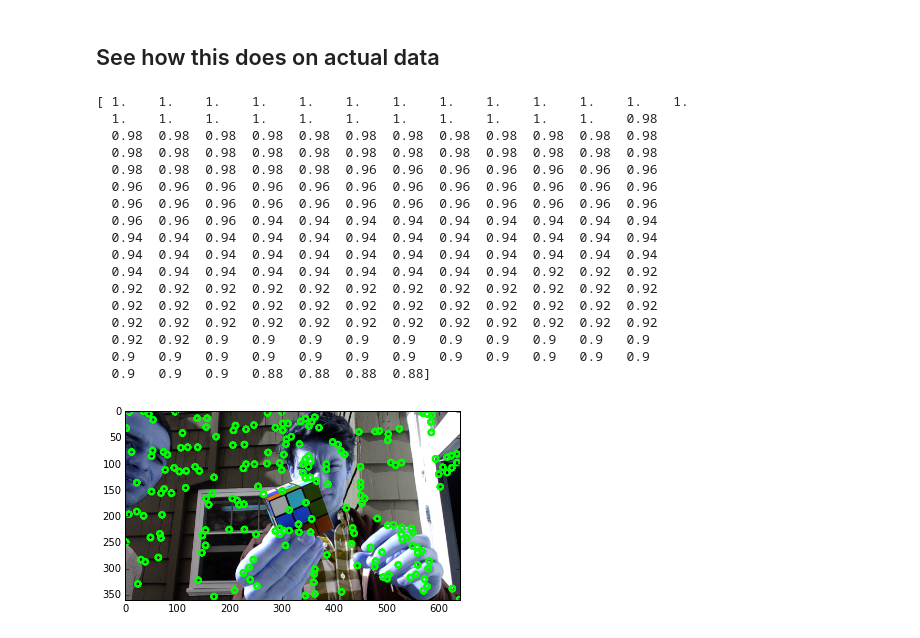
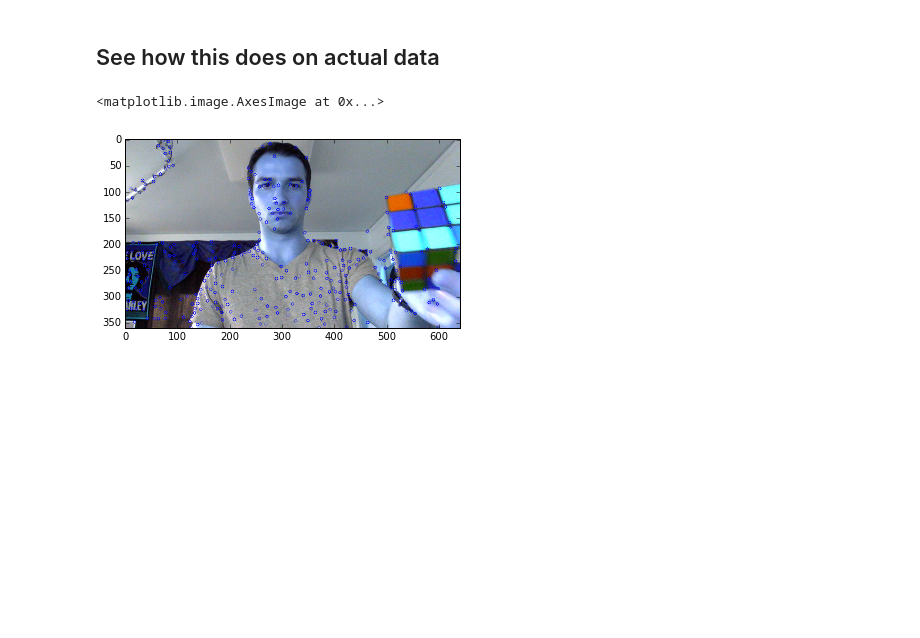
Before and after one commit to jayhack/ConvCube, a Jupyter notebook: Vanilla_ML.ipynb, the cells around one changed output. Cells and saved outputs as stored; diff of their text form; code cells hidden in the pictures; blank space fills up the shorter version.

```diff
--- a/Vanilla_ML.ipynb
+++ b/Vanilla_ML.ipynb
@@ -80,42 +74,28 @@ pickle.dump(rf, open('clf.pkl', 'w'))
+# %%
+#=====[ (Optional) Load features ]====
+print 'loading features'
+X, y = pickle.load(open('features.npy'))
+
+#=====[ Train classifier ]=====
+from sklearn.linear_model import LogisticRegression
+print 'training classifier...'
+lr = LogisticRegression()
+lr.fit(X, y)
+
+#=====[ Save classifier ]======
+print 'saving classifier...'
+pickle.dump(lr, open('lr.pkl', 'w'))
 # %% [markdown]
 ## See how this does on actual data
-# %%
-from preprocess import InterestingPointsT
-
-video = client.get(Video, 'outdoor_1')
-for frame in video.iter_children(Frame):
-    image = frame['image'].copy()
-    points = InterestingPointsT().transform(image)
-    descriptors = extract_features(image, points)
-    predictions = rf.predict_proba(descriptors)
-
-    max_ixs = predictions[:,1].argsort()[-200:][::-1]
-    max_predictions = predictions[max_ixs, 1]
-    print max_predictions
-
-#     for point in points:
-#         cv2.circle(image, point, 3, color=(255,0,0), thickness=1)
-    for ix in max_ixs:
-        cv2.circle(image, points[ix], 5, color=(0, 255, 0), thickness=3)
-
-    plt.imshow(image)
-    break
-# %% [output]
-[ 1.    1.    1.    1.    1.    1.    1.    1.    1.    1.    1.    1.    1.
-  1.    1.    1.    1.    1.    1.    1.    1.    1.    1.    1.    0.98
-  0.98  0.98  0.98  0.98  0.98  0.98  0.98  0.98  0.98  0.98  0.98  0.98
-  0.98  0.98  0.98  0.98  0.98  0.98  0.98  0.98  0.98  0.98  0.98  0.98
-  0.98  0.98  0.98  0.98  0.98  0.96  0.96  0.96  0.96  0.96  0.96  0.96
-  0.96  0.96  0.96  0.96  0.96  0.96  0.96  0.96  0.96  0.96  0.96  0.96
-  0.96  0.96  0.96  0.96  0.96  0.96  0.96  0.96  0.96  0.96  0.96  0.96
-  0.96  0.96  0.96  0.94  0.94  0.94  0.94  0.94  0.94  0.94  0.94  0.94
-  0.94  0.94  0.94  0.94  0.94  0.94  0.94  0.94  0.94  0.94  0.94  0.94
-  0.94  0.94  0.94  0.94  0.94  0.94  0.94  0.94  0.94  0.94  0.94  0.94
-  0.94  0.94  0.94  0.94  0.94  0.94  0.94  0.94  0.94  0.92  0.92  0.92
-  0.92  0.92  0.92  0.92  0.92  0.92  0.92  0.92  0.92  0.92  0.92  0.92
-  0.92  0.92  0.92  0.92  0.92  0.92  0.92  0.92  0.92  0.92  0.92  0.92
-  0.92  0.92  0.92  0.92  0.92  0.92  0.92  0.92  0.92  0.92  0.92  0.92
-  0.92  0.92  0.9   0.9   0.9   0.9   0.9   0.9   0.9   0.9   0.9   0.9
-  0.9   0.9   0.9   0.9   0.9   0.9   0.9   0.9   0.9   0.9   0.9   0.9
-  0.9   0.9   0.9   0.88  0.88  0.88  0.88]
-[figure, removed]
+# %%
+clf = pickle.load(open('lr.pkl'))
+cube = Cv2Cube(classifier=clf)
+# %%
+video = client.get(Video, 'darkroom_3')
+frame = video.get_child(Frame, 'frame_125')
+image = frame['image'].copy()
+disp_img = cube.draw_output(image)
+plt.imshow(disp_img[:, :, ::-1])
+# %% [output]
+<matplotlib.image.AxesImage at 0x...>
+[figure, added]
```
Also changed, not shown: parts of 5 cells of this notebook, 4 other files.
